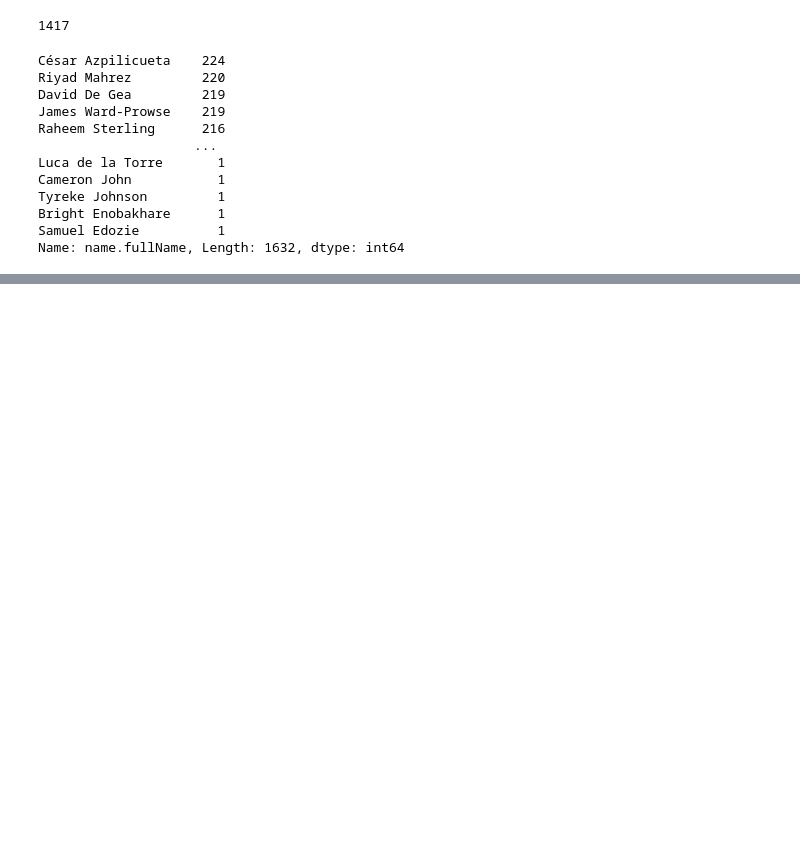
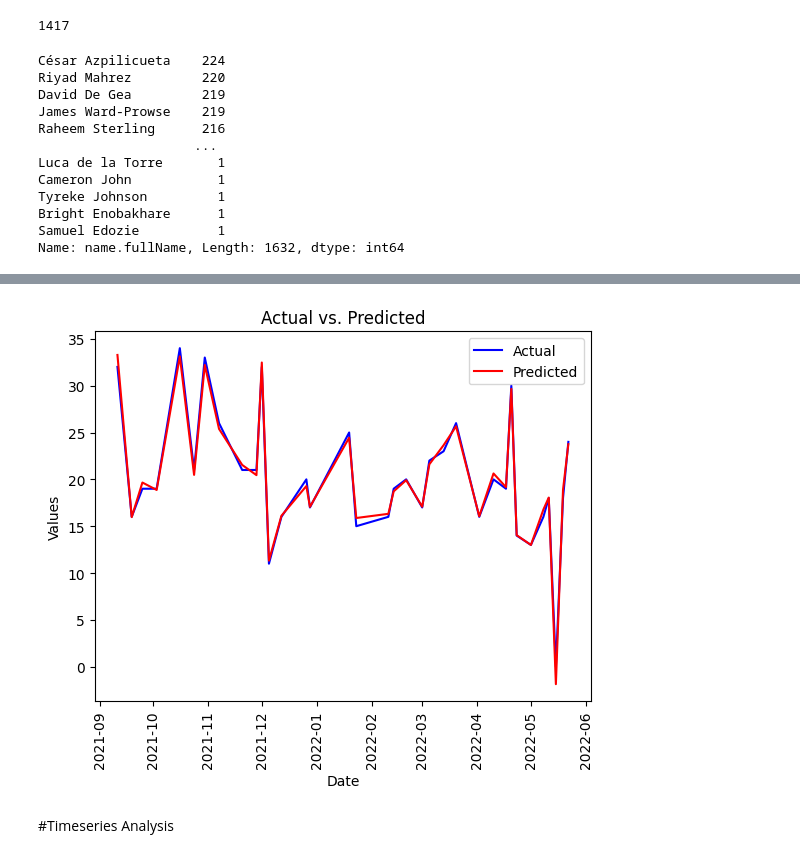
Before and after one commit to Astra-Gaming/predictive-analytics, a Jupyter notebook: soccer_prediction.ipynb, the cells around one changed output, grey strips where cells are left out. Saved outputs shown, nothing was run; the diff lists cells and outputs as text; code cells hidden in the pictures; blank space fills up the shorter version.

```diff
--- a/soccer_prediction.ipynb
+++ b/soccer_prediction.ipynb
@@ -576,0 +599,8 @@ Name: name.fullName, Length: 1632, dtype: int64
+# %%
+def filter_player(player):
+  player = player.lower()
+  player_df = df[df['name.fullName'] == player]
+
+  return player_df
+
+df = filter_player('Kasper Schmeichel')
@@ -576,0 +623,8 @@ Name: name.fullName, Length: 1632, dtype: int64
+# %%
+from sklearn.preprocessing import LabelEncoder
+
+le = LabelEncoder()
+cat_list=['name.fullName', 'leagueName', 'stadium', 'team.type', 'team.name']
+df.drop('match_datetime',inplace=True,axis=1)
+df.drop(['match_time'],axis=1,inplace=True)
+df[cat_list]=df[cat_list].apply(lambda x:le.fit_transform(x))
@@ -576,0 +655,6 @@ Name: name.fullName, Length: 1632, dtype: int64
+# %%
+df.sort_values('match_date', inplace=True)
+
+df.set_index('match_date', inplace=True)
+
+n_splits = 5
@@ -576,0 +716,8 @@ Name: name.fullName, Length: 1632, dtype: int64
+# %%
+y_pred = model.predict(sm.add_constant(X_test))
+
+# Create a DataFrame with actual and predicted values side by side
+result_df = pd.DataFrame({'Actual': y_test, 'Predicted': y_pred})
+
+# Print the DataFrame with actual and predicted values
+print(result_df)
@@ -576,0 +742,15 @@ Name: name.fullName, Length: 1632, dtype: int64
+# %%
+plt.plot(result_df.index, result_df['Actual'], label='Actual', color='blue')
+plt.plot(result_df.index, result_df['Predicted'], label='Predicted', color='red')
+
+# Formatting (same as above)
+plt.xlabel('Date')
+plt.ylabel('Values')
+plt.title('Actual vs. Predicted')
+plt.xticks(rotation=90)
+plt.legend()
+plt.show()
+# %% [output]
+[figure, added]
+# %% [markdown]
+#Timeseries Analysis
```
Also changed, not shown: parts of 49 cells of this notebook, 1 other file.
